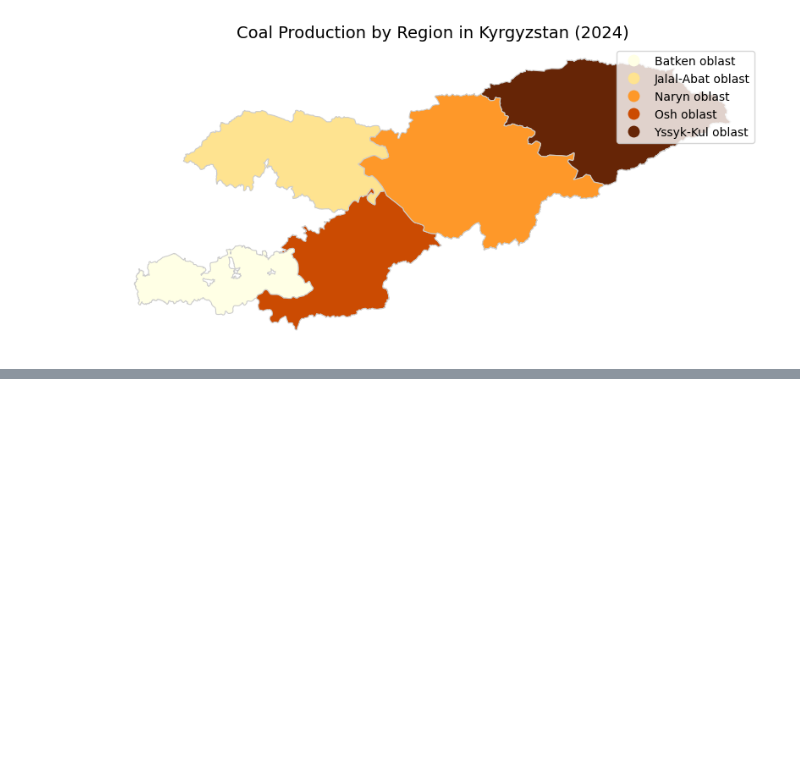
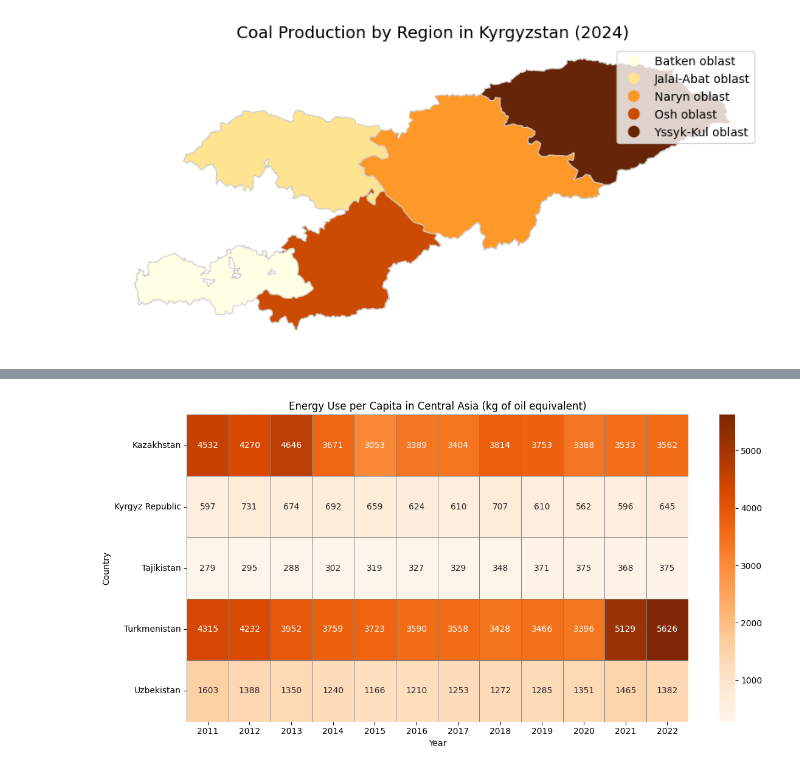
Before and after one commit to NursezimAlieva/Kyrgyz-Republic-Energy, a Jupyter notebook: main.ipynb, the cells around one changed output, grey strips where cells are left out. Cells and saved outputs as stored; diff of their text form; code cells hidden in the pictures; blank space fills up the shorter version.

```diff
--- a/main.ipynb
+++ b/main.ipynb
@@ -188,0 +212,22 @@ plt.show()
+# %%
+years = [str(year) for year in range(2011, 2023)]
+central_asia = ['Kyrgyz Republic', 'Kazakhstan', 'Uzbekistan', 'Tajikistan', 'Turkmenistan']
+
+# Отбираем нужные строки и столбцы
+energyUse_ca = energyUse[energyUse['Country Name'].isin(central_asia)]
+energyUse_ca = energyUse_ca[['Country Name'] + years]
+
+# Обработка: числовые значения и индекс
+energyUse_ca.set_index('Country Name', inplace=True)
+energyUse_ca = energyUse_ca.apply(pd.to_numeric, errors='coerce')
+
+# Построение тепловой карты
+plt.figure(figsize=(12, 6))
+sns.heatmap(energyUse_ca, cmap='Oranges', annot=True, fmt='.0f', linewidths=0.5, linecolor='gray')
+plt.title('Energy Use per Capita in Central Asia (kg of oil equivalent)')
+plt.xlabel('Year')
+plt.ylabel('Country')
+plt.tight_layout()
+plt.show()
+# %% [output]
+[figure, added]
```
Also changed, not shown: parts of 7 cells of this notebook.
